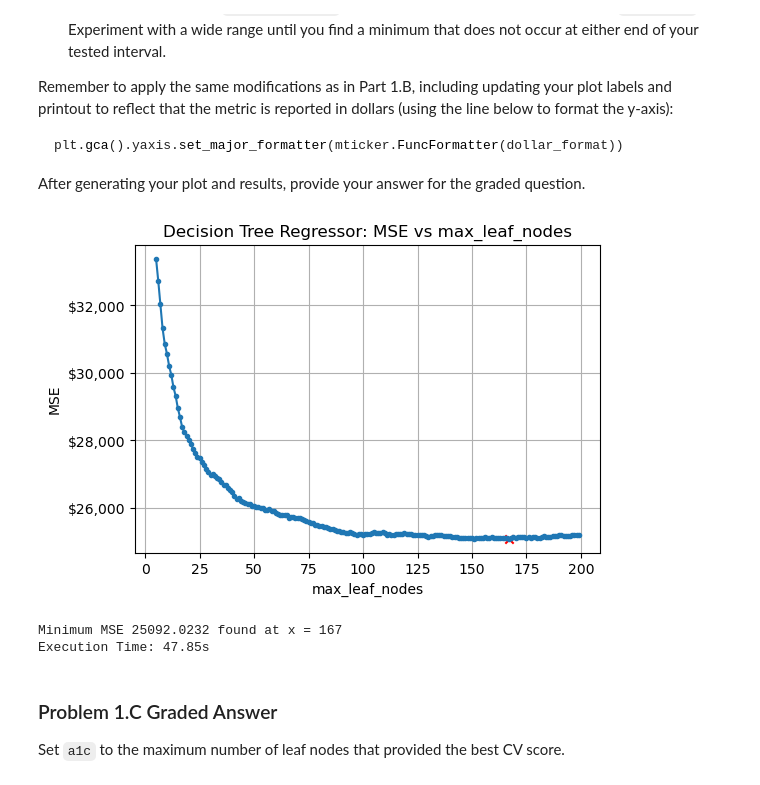
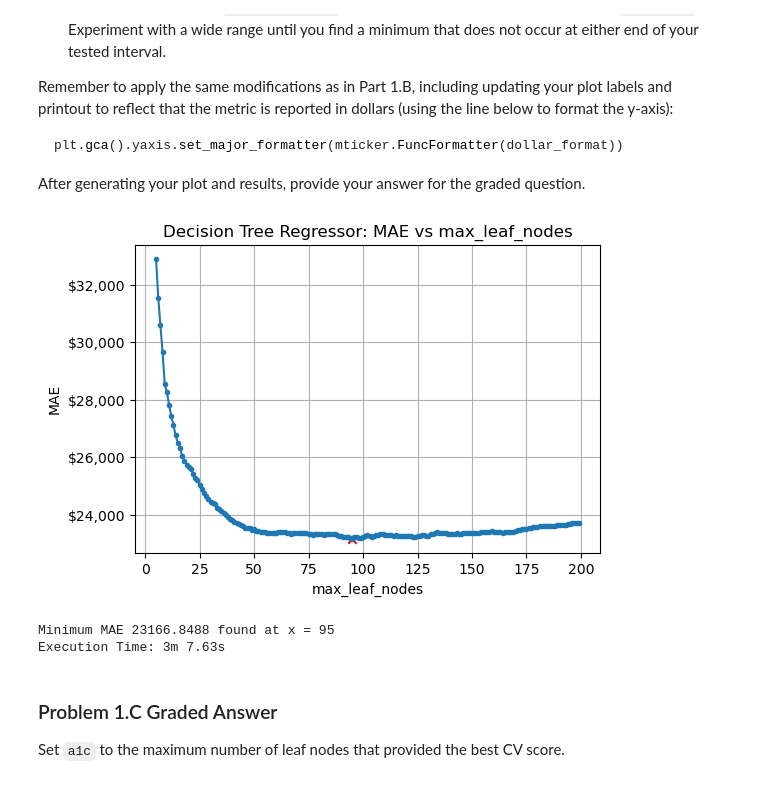
Before and after one commit to chenmichael2/Mod3-Homework, a Jupyter notebook: Homework_06.ipynb, the cells around one changed output. Cells and saved outputs as stored; diff of their text form; code cells hidden in the pictures.

```diff
--- a/Homework_06.ipynb
+++ b/Homework_06.ipynb
@@ -348,61 +348,61 @@ plt.gca().yaxis.set_major_formatter(mticker.FuncFormatter(dollar_format))
 
 After generating your plot and results, provide your answer for the graded question.
 # %%
-# Plot a max_leaf_nodes vs MSE using a simple for loop
+# Plot a max_leaf_nodes vs MAE using a simple for loop
 
 # record beginning time
 start = time.time()
 
 param = 'max_leaf_nodes'
 
-parameter_list = range(5, 200)
+parameter_list = range(5,200)
 
-MSEs = []
+MAEs = []
 
 for mln in tqdm(parameter_list):
 
-    MSEs.append( run_decision_tree_regressor(X_train,y_train,
+    MAEs.append( run_decision_tree_regressor(X_train,y_train,
                                              max_depth = None,
-                                             max_features=9,
+                                             max_features=None,
                                             #  min_samples_split=5,
                                             #  min_samples_leaf=1,
                                              max_leaf_nodes=mln,
                                             #  criterion='squared_error',
                                             #  ccp_alpha=0.0,
                                              random_state=random_seed,
                                             #  cv=5,
                                             #  n_jobs= -1,
                                             #  visualize=False
                                             ) )
 
 # Find the minimum value
-min_MSE = min(MSEs)
+min_MAE = min(MAEs)
 
 # Find the index of the minimum value
-min_index = MSEs.index(min_MSE)
+min_index = MAEs.index(min_MAE)
 
 plt.figure(figsize=(6, 4))
-plt.title("Decision Tree Regressor: MSE vs "+param)
-plt.plot(parameter_list, MSEs, marker='.')
-plt.scatter([parameter_list[min_index]],[min_MSE],marker='x',color='red')
+plt.title("Decision Tree Regressor: MAE vs "+param)
+plt.plot(parameter_list, MAEs, marker='.')
+plt.scatter([parameter_list[min_index]],[min_MAE],marker='x',color='red')
 plt.xlabel(param)
-plt.ylabel("MSE")
+plt.ylabel("MAE")
 plt.gca().yaxis.set_major_formatter(mticker.FuncFormatter(dollar_format))
 plt.grid()
 plt.show()
 
 if isinstance(parameter_list[min_index], int):
-    print(f"Minimum MSE {min_MSE:.4f} found at x = {parameter_list[min_index]}")
+    print(f"Minimum MAE {min_MAE:.4f} found at x = {parameter_list[min_index]}")
 else:
-    print(f"Minimum MSE {min_MSE:.4f} found at x = {parameter_list[min_index]:.4f}")
+    print(f"Minimum MAE {min_MAE:.4f} found at x = {parameter_list[min_index]:.4f}")
 
 # Record end time and execution time
 end = time.time()
 print(f"Execution Time: " + format_time(end-start))
 # %% [output]
-[figure, old version]
+[figure, new version]
-Minimum MSE 25092.0232 found at x = 167
-Execution Time: 47.85s
+Minimum MAE 23166.8488 found at x = 95
+Execution Time: 3m 7.63s
 # %% [markdown]
 ### Problem 1.C Graded Answer
 
```
Also changed, not shown: parts of 25 cells of this notebook.
